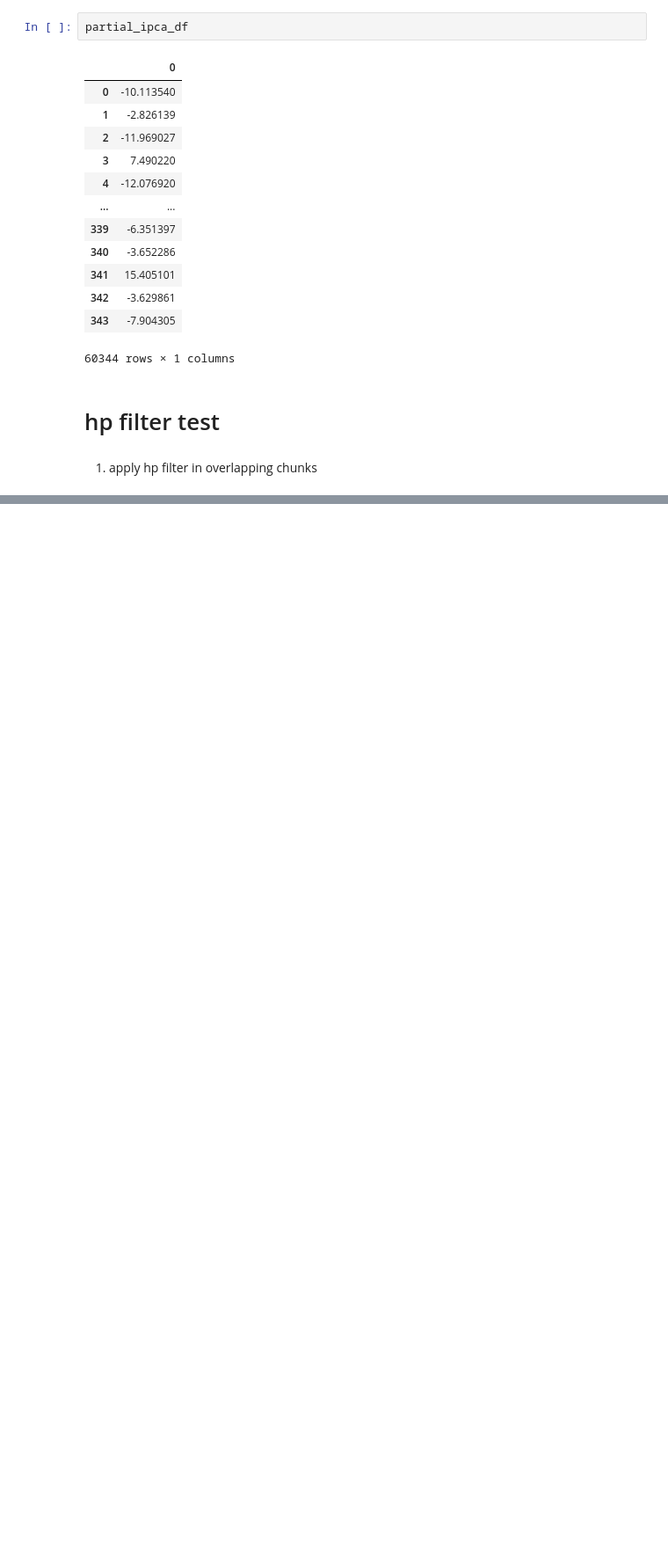
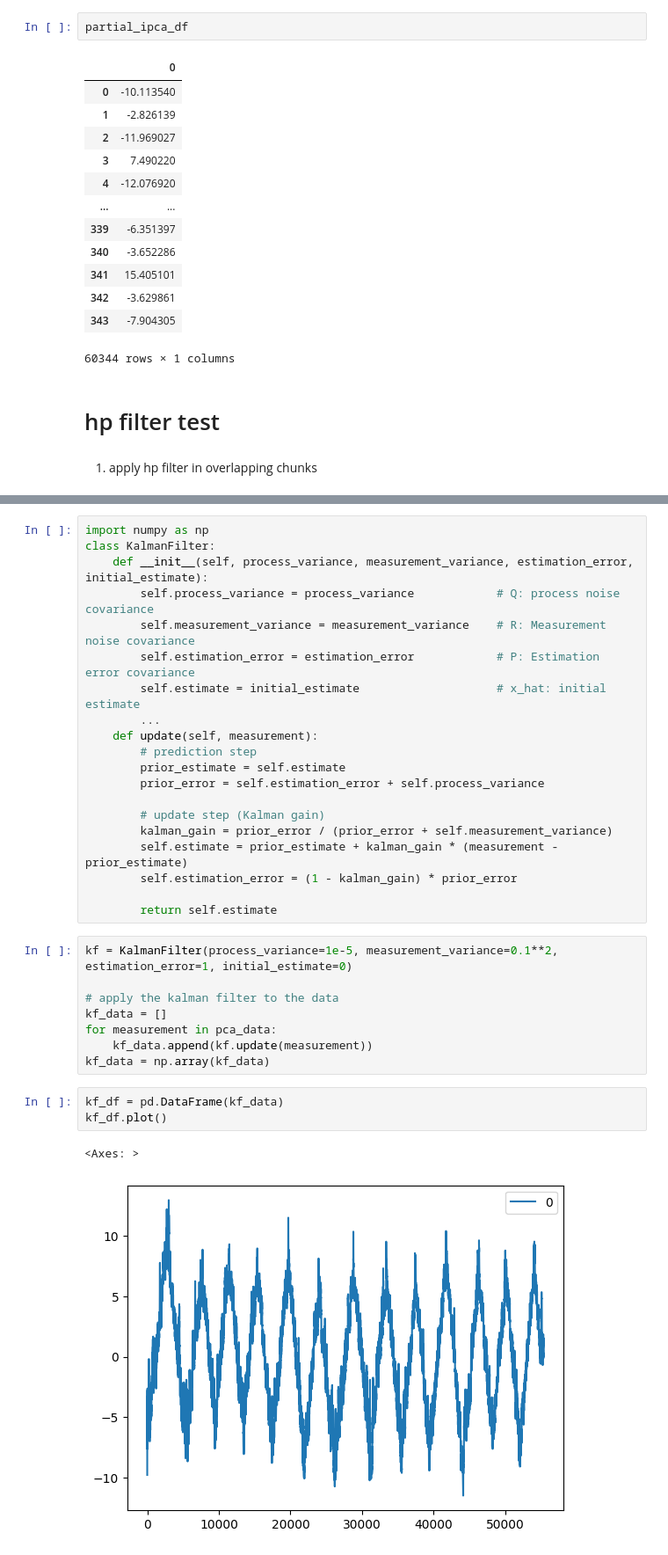
Before and after one commit to riderman10000/action_count_in_events3, a Jupyter notebook: all_code/time_series/test_ipca.ipynb, the cells around one changed output, grey strips where cells are left out. Shown: that part at 88% size. Drawn from its saved outputs; the diff is of its cells as text; blank space fills up the shorter version.

```diff
--- a/all_code/time_series/test_ipca.ipynb
+++ b/all_code/time_series/test_ipca.ipynb
@@ -192,0 +216,34 @@ after_pca = apply_hp_filter_in_chunks(pca_df.values, chunk_size=10000, overlap_s
+# %%
+import numpy as np
+class KalmanFilter:
+    def __init__(self, process_variance, measurement_variance, estimation_error, initial_estimate):
+        self.process_variance = process_variance            # Q: process noise covariance
+        self.measurement_variance = measurement_variance    # R: Measurement noise covariance
+        self.estimation_error = estimation_error            # P: Estimation error covariance
+        self.estimate = initial_estimate                    # x_hat: initial estimate
+        ...
+    def update(self, measurement):
+        # prediction step
+        prior_estimate = self.estimate
+        prior_error = self.estimation_error + self.process_variance
+
+        # update step (Kalman gain)
+        kalman_gain = prior_error / (prior_error + self.measurement_variance)
+        self.estimate = prior_estimate + kalman_gain * (measurement - prior_estimate)
+        self.estimation_error = (1 - kalman_gain) * prior_error
+
+        return self.estimate
+# %%
+kf = KalmanFilter(process_variance=1e-5, measurement_variance=0.1**2, estimation_error=1, initial_estimate=0)
+
+# apply the kalman filter to the data
+kf_data = []
+for measurement in pca_data:
+    kf_data.append(kf.update(measurement))
+kf_data = np.array(kf_data)
+# %%
+kf_df = pd.DataFrame(kf_data)
+kf_df.plot()
+# %% [output]
+<Axes: >
+[figure, added]
```
Also changed, not shown: parts of 11 cells of this notebook, 1 other file.
